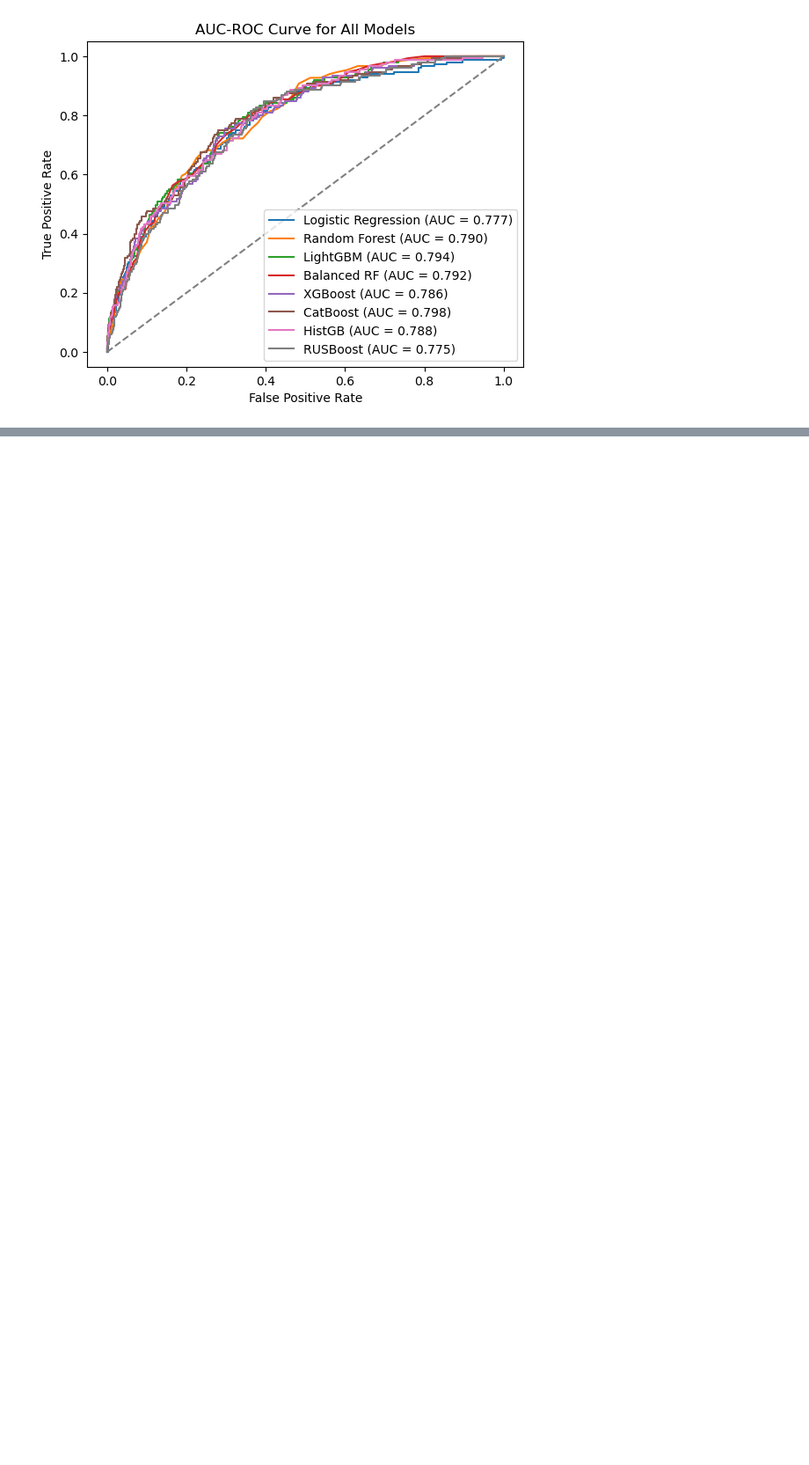
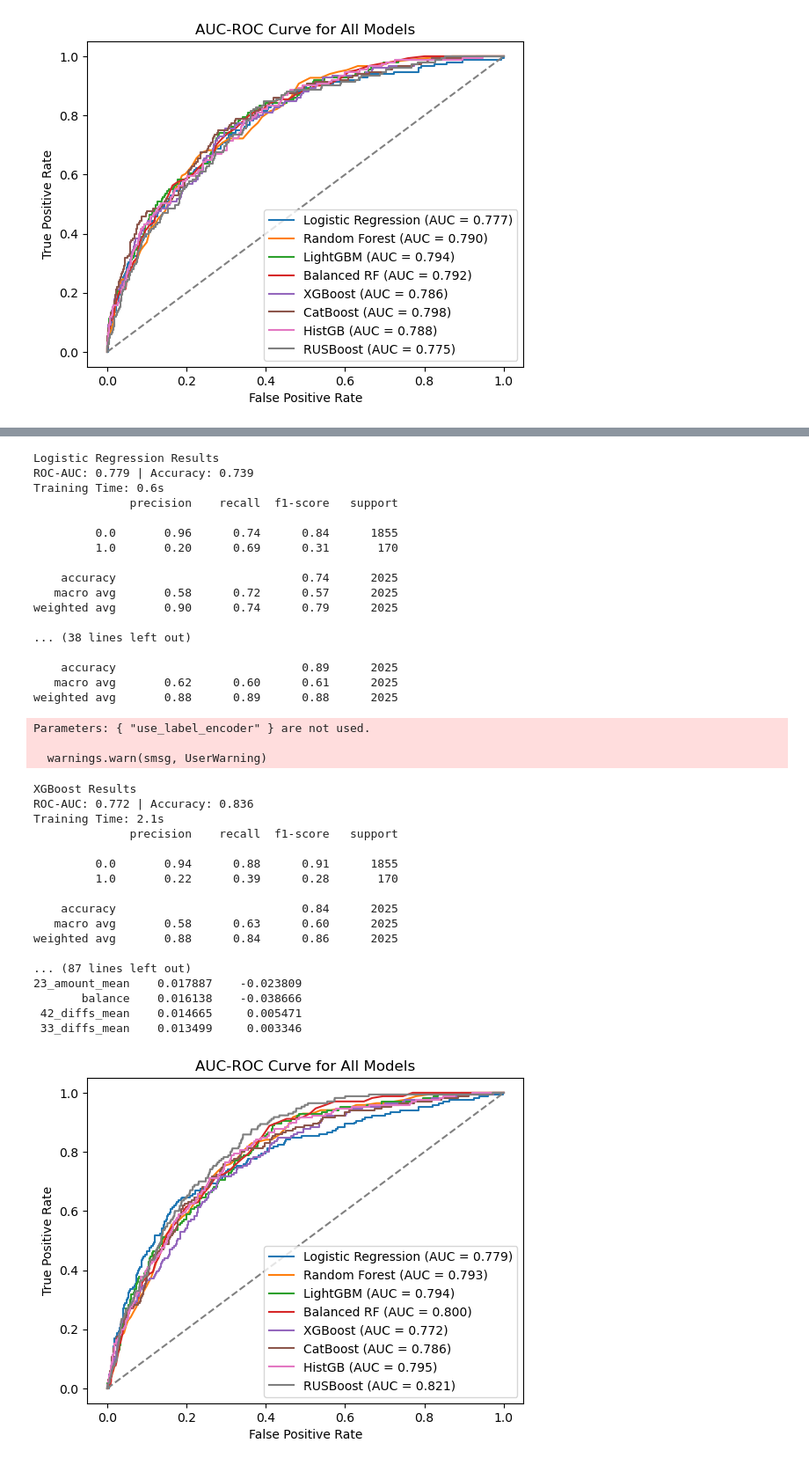
Before and after one commit to hillarychang/dsc180b-capstone-q2, a Jupyter notebook: src/notebooks/q2_feature_training.ipynb, the cells around one changed output, grey strips where cells are left out. Shown at 88% size. Saved outputs shown, nothing was run; the diff lists cells and outputs as text; code cells hidden in the pictures; blank space fills up the shorter version.

```diff
--- a/src/notebooks/q2_feature_training.ipynb
+++ b/src/notebooks/q2_feature_training.ipynb
@@ -180,0 +209,11 @@ inflow_occurrences_INVESTMENT_INCOME    0.025352    -0.027870
+# %%
+tdf = transactions.copy()
+tdf["amount"] = tdf["amount"].where(tdf["credit_or_debit"] == "CREDIT", -tdf["amount"])
+
+tdf['datetime'] = pd.to_datetime(tdf['posted_date'])
+tdf['month'] = tdf['datetime'].apply(lambda d: d.strftime('%Y-%m'))
+
+by_category = tdf[['prism_consumer_id', 'category', 'month', 'amount']].groupby(['prism_consumer_id', 'category', 'month']).sum()
+by_category = by_category.reset_index()
+
+by_category
@@ -180,0 +234,24 @@ inflow_occurrences_INVESTMENT_INCOME    0.025352    -0.027870
+# %%
+consumer_intervals = tdf[['prism_consumer_id', 'month']].groupby('prism_consumer_id').agg(['min', 'max'])
+consumer_intervals.columns = ['min', 'max']
+consumer_intervals = consumer_intervals.to_dict()
+categories = sorted(tdf['category'].unique())
+consumer_category_months = pd.DataFrame(columns=['prism_consumer_id', 'month', 'category'])
+
+consumer_category_months = []
+for consumer in consumer_intervals['min'].keys():
+    consumer_min = consumer_intervals['min'][consumer]
+    consumer_max = consumer_intervals['max'][consumer]
+    month_range = pd.date_range(consumer_min, consumer_max, freq='1M')
+    month_range = [d.strftime('%Y-%m') for d in month_range] + [consumer_max]
+    for category in categories:
+        for month in month_range:
+            consumer_category_months.append({
+                "prism_consumer_id": consumer,
+                "month": month,
+                "category": category,
+            })
+consumer_category_months = pd.DataFrame(
+    data=consumer_category_months,
+    columns=['prism_consumer_id', 'category', 'month']
+)
@@ -180,0 +351,2 @@ inflow_occurrences_INVESTMENT_INCOME    0.025352    -0.027870
+# %%
+con_stats = get_categorical_features()
@@ -180,0 +362,41 @@ inflow_occurrences_INVESTMENT_INCOME    0.025352    -0.027870
+# %%
+classify.run_classification(con_stats.drop(columns = ['prism_consumer_id', 'evaluation_date', 'DQ_TARGET']).columns, "DQ_TARGET", con_stats)
+# %% [output]
+Logistic Regression Results
+ROC-AUC: 0.779 | Accuracy: 0.739
+Training Time: 0.6s
+              precision    recall  f1-score   support
+
+         0.0       0.96      0.74      0.84      1855
+         1.0       0.20      0.69      0.31       170
+
+    accuracy                           0.74      2025
+   macro avg       0.58      0.72      0.57      2025
+weighted avg       0.90      0.74      0.79      2025
+
+... (38 lines left out)
+
+    accuracy                           0.89      2025
+   macro avg       0.62      0.60      0.61      2025
+weighted avg       0.88      0.89      0.88      2025
+Parameters: { "use_label_encoder" } are not used.
+
+  warnings.warn(smsg, UserWarning)
+XGBoost Results
+ROC-AUC: 0.772 | Accuracy: 0.836
+Training Time: 2.1s
+              precision    recall  f1-score   support
+
+         0.0       0.94      0.88      0.91      1855
+         1.0       0.22      0.39      0.28       170
+
+    accuracy                           0.84      2025
+   macro avg       0.58      0.63      0.60      2025
+weighted avg       0.88      0.84      0.86      2025
+
+... (87 lines left out)
+23_amount_mean    0.017887    -0.023809
+       balance    0.016138    -0.038666
+ 42_diffs_mean    0.014665     0.005471
+ 33_diffs_mean    0.013499     0.003346
+[figure, added]
```
Also changed, not shown: parts of 7 cells of this notebook, 6 other files.
